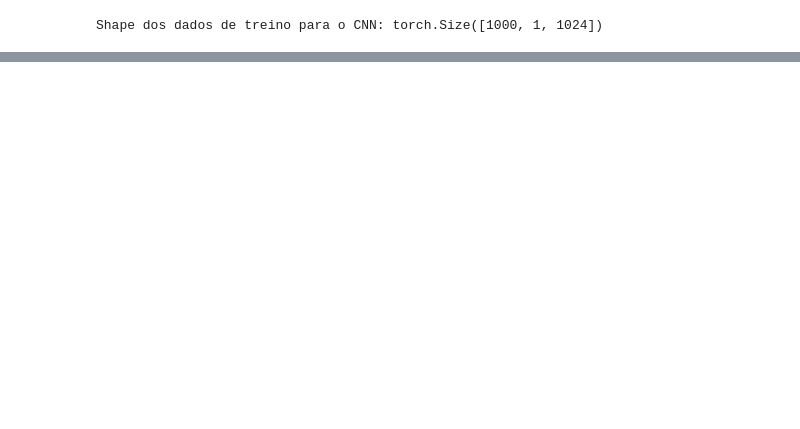
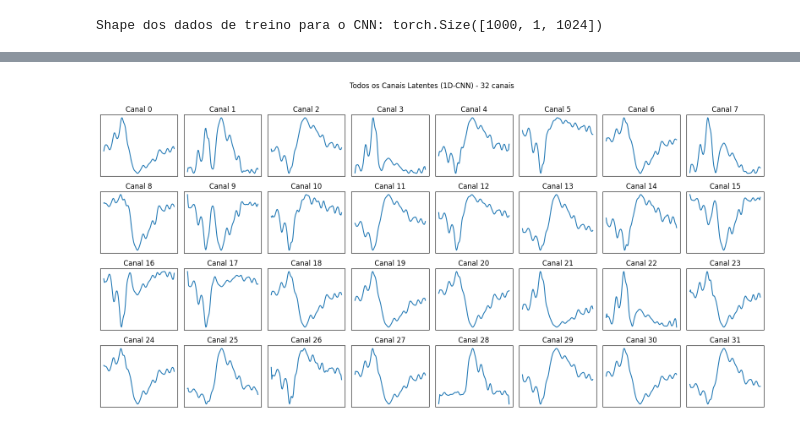
Before and after one commit to MoroFernando/time-series-dimensionality-reduction, a Jupyter notebook: autoencoder.ipynb, the cells around one changed output, grey strips where cells are left out. Cells and saved outputs as stored; diff of their text form; code cells hidden in the pictures; blank space fills up the shorter version.

```diff
--- a/autoencoder.ipynb
+++ b/autoencoder.ipynb
@@ -268,0 +285,22 @@ Shape da linha média latente: (128,)
+# %%
+# Ajustado para 32 canais em grade 4x8
+n_channels = min(32, latent_to_plot.shape[0])
+rows, cols = 4, 8
+
+fig, axes = plt.subplots(rows, cols, figsize=(16, 8))
+for i in range(rows * cols):
+  r, c = divmod(i, cols)
+  ax = axes[r, c]
+  if i < n_channels:
+    ax.plot(latent_to_plot[i])
+    ax.set_title(f'Canal {i}')
+  else:
+    ax.axis('off')  # esconde subplots extras se houver menos de 32 canais
+  ax.set_xticks([])
+  ax.set_yticks([])
+
+plt.suptitle('Todos os Canais Latentes (1D-CNN) - 32 canais')
+plt.tight_layout(rect=[0, 0, 1, 0.97])
+plt.show()
+# %% [output]
+[figure, added]
```
Also changed, not shown: parts of 8 cells of this notebook.
